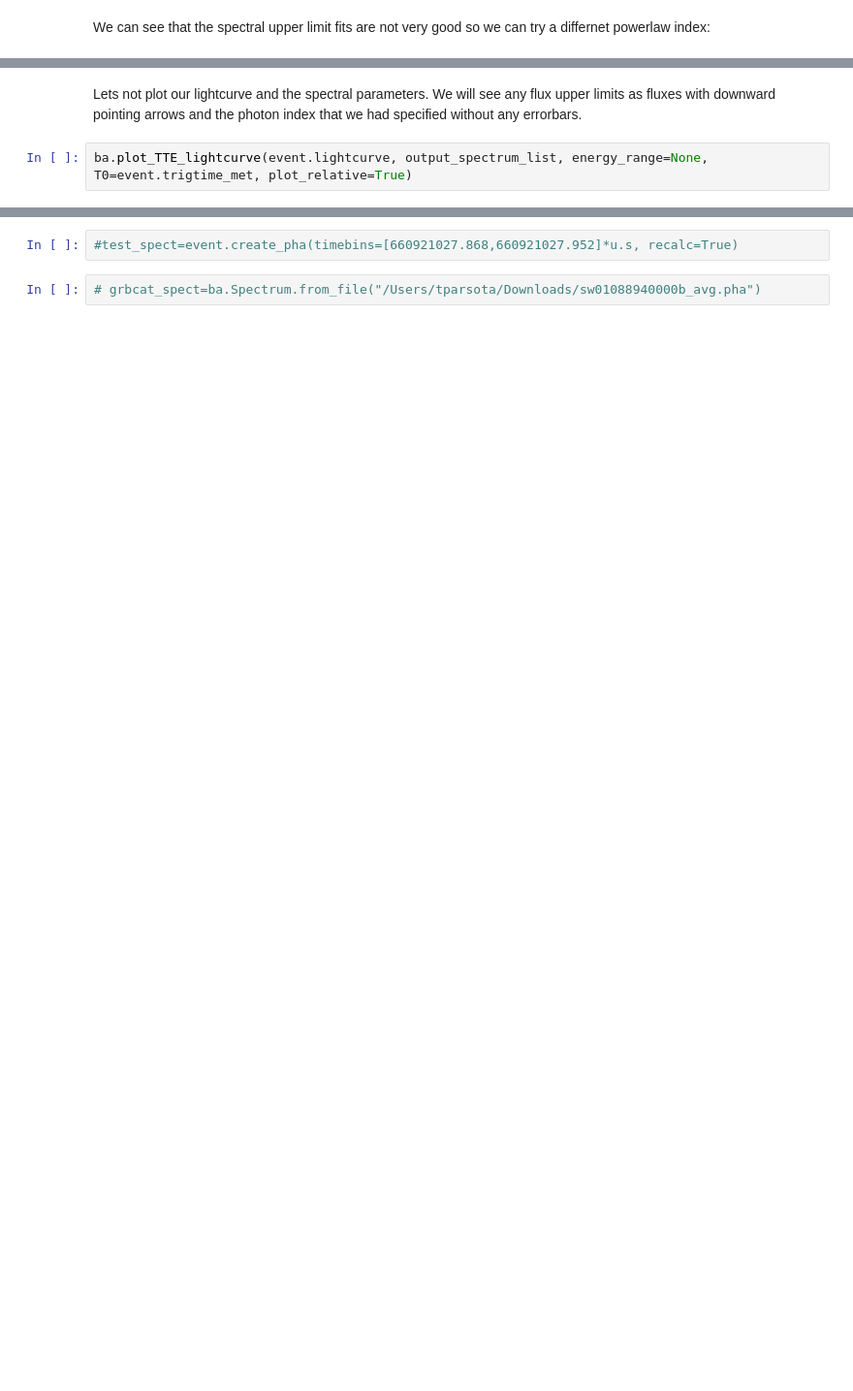
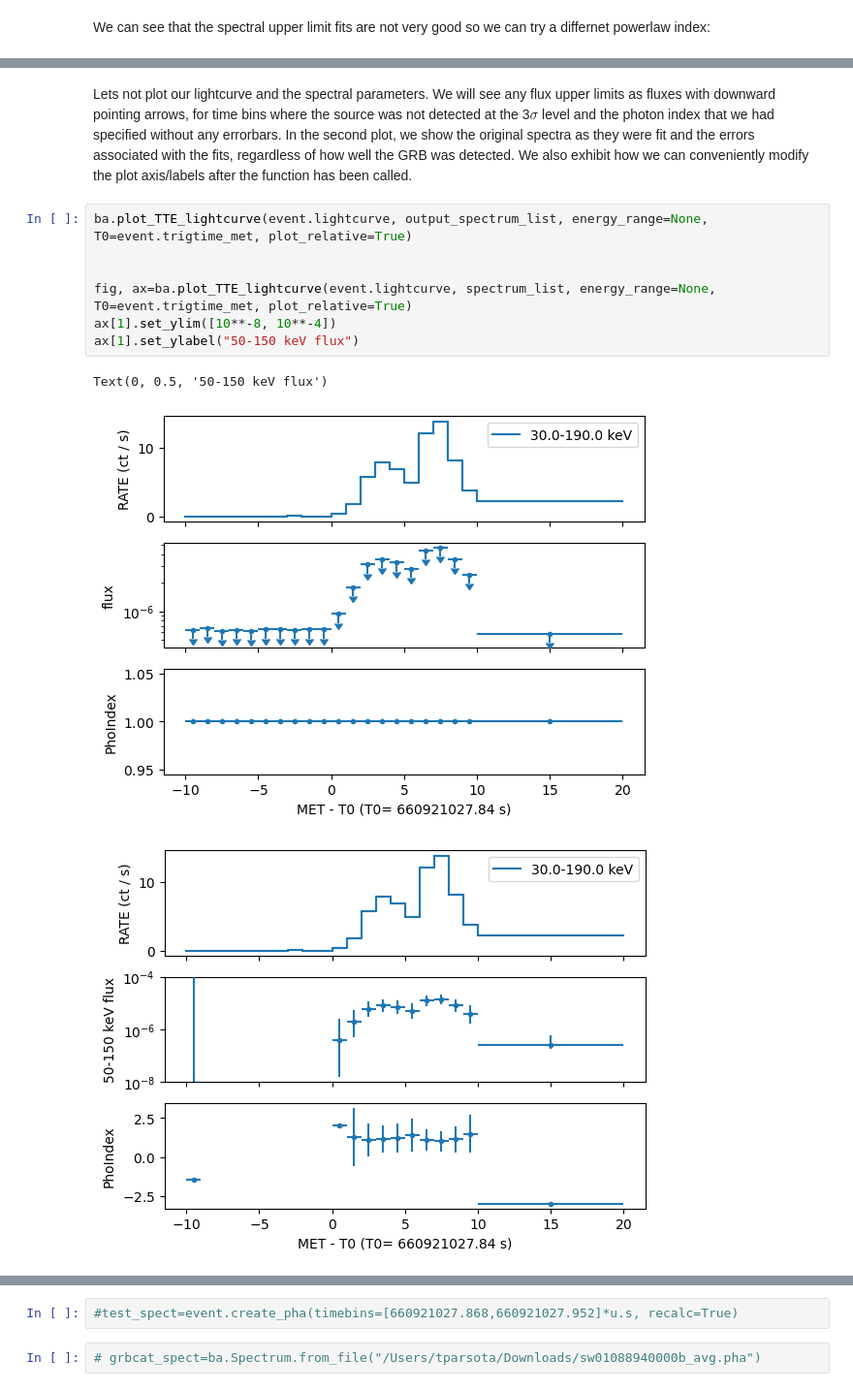
Before and after one commit to parsotat/BatAnalysis, a Jupyter notebook: notebooks/Example_TTE_data_analysis.ipynb, the cells around one changed output, grey strips where cells are left out. Shown at 97% size. Drawn from its saved outputs; the diff is of its cells as text; blank space fills up the shorter version.

```diff
--- a/notebooks/Example_TTE_data_analysis.ipynb
+++ b/notebooks/Example_TTE_data_analysis.ipynb
@@ -443,4 +750,13 @@ for i in output_spectrum_list:
-# %% [markdown]
-Lets not plot our lightcurve and the spectral parameters. We will see any flux upper limits as fluxes with downward pointing arrows and the photon index that we had specified without any errorbars.
+# %% [markdown]
+Lets not plot our lightcurve and the spectral parameters. We will see any flux upper limits as fluxes with downward pointing arrows, for time bins where the source was not detected at the 3$\sigma$ level and the photon index that we had specified without any errorbars. In the second plot, we show the original spectra as they were fit and the errors associated with the fits, regardless of how well the GRB was detected. We also exhibit how we can conveniently modify the plot axis/labels after the function has been called.
 # %%
 ba.plot_TTE_lightcurve(event.lightcurve, output_spectrum_list, energy_range=None, T0=event.trigtime_met, plot_relative=True)
+
+
+fig, ax=ba.plot_TTE_lightcurve(event.lightcurve, spectrum_list, energy_range=None, T0=event.trigtime_met, plot_relative=True)
+ax[1].set_ylim([10**-8, 10**-4])
+ax[1].set_ylabel("50-150 keV flux")
+# %% [output]
+Text(0, 0.5, '50-150 keV flux')
+[figure, added]
+[figure, added]
```
Also changed, not shown: parts of 18 cells of this notebook.
